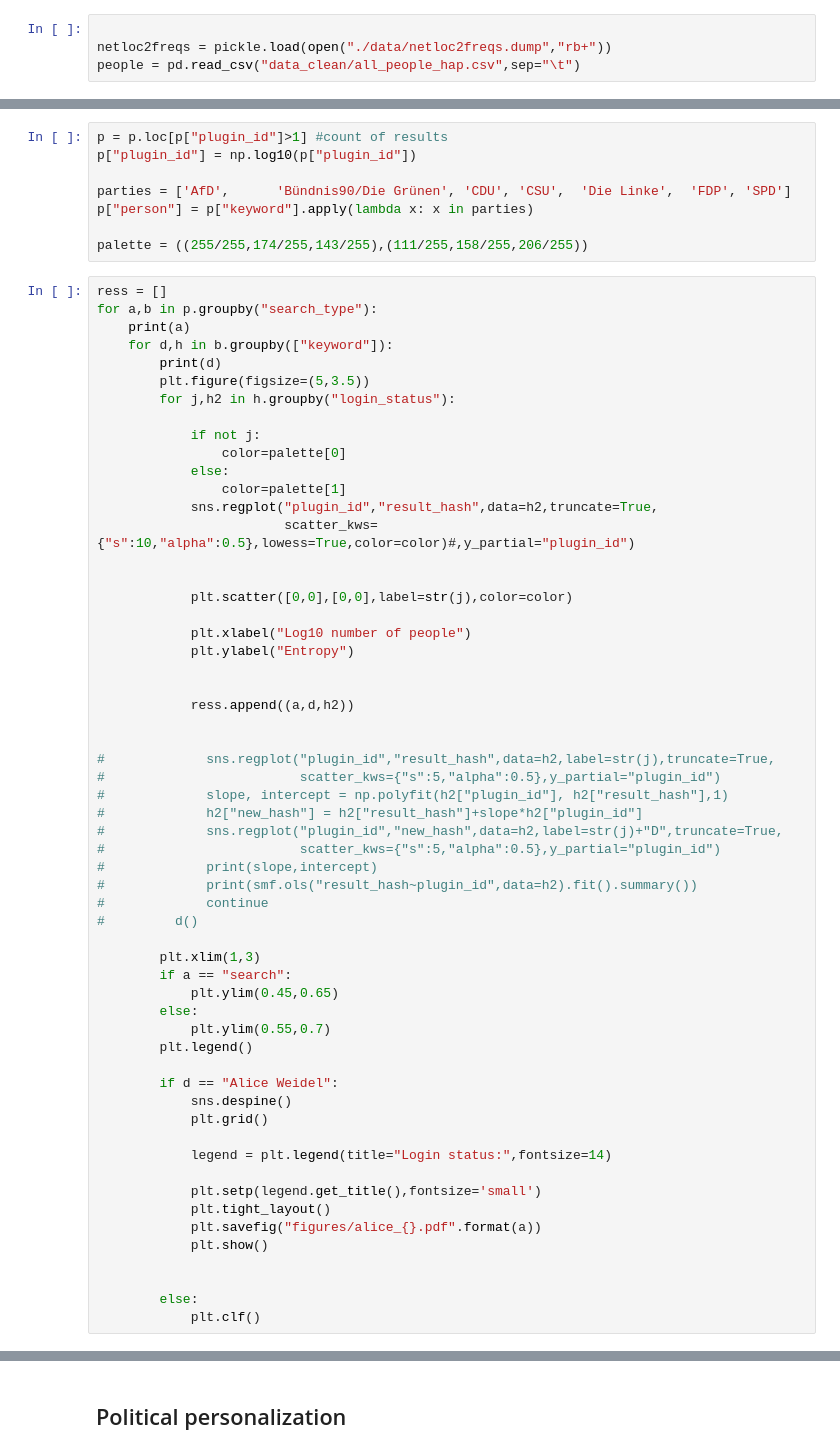
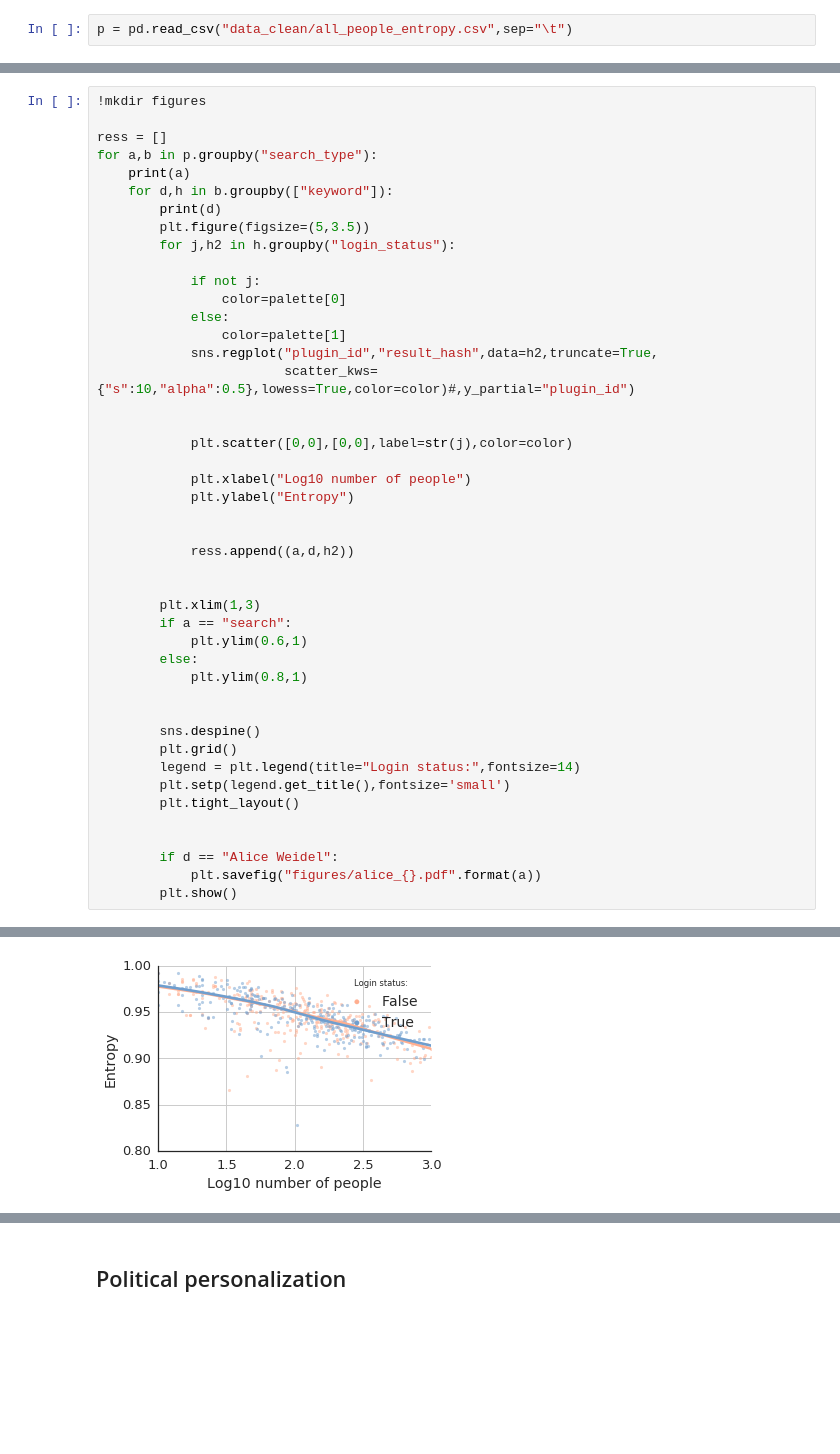
Before and after one commit to palmerabollo/luca-challenge, a Jupyter notebook: code/study_data.ipynb, the cells around one changed output, grey strips where cells are left out. Drawn from its saved outputs; the diff is of its cells as text; blank space fills up the shorter version.

```diff
--- a/code/study_data.ipynb
+++ b/code/study_data.ipynb
@@ -35,4 +42,2 @@ display(HTML("<style>.container { width:95% !important; }</style>"))
 # %%
-
-netloc2freqs = pickle.load(open("./data/netloc2freqs.dump","rb+"))
-people = pd.read_csv("data_clean/all_people_hap.csv",sep="\t")
+p = pd.read_csv("data_clean/all_people_entropy.csv",sep="\t")
@@ -52,12 +44,6 @@ p.head(2)
-# %%
-p = p.loc[p["plugin_id"]>1] #count of results
-p["plugin_id"] = np.log10(p["plugin_id"])
-
-parties = ['AfD',      'Bündnis90/Die Grünen', 'CDU', 'CSU',  'Die Linke',  'FDP', 'SPD']
-p["person"] = p["keyword"].apply(lambda x: x in parties)
-
-palette = ((255/255,174/255,143/255),(111/255,158/255,206/255))
 # %%
+!mkdir figures
+
 ress = []
 for a,b in p.groupby("search_type"):
     print(a)
@@ -83,35 +69,21 @@ for a,b in p.groupby("search_type"):
             ress.append((a,d,h2))
 
 
-#             sns.regplot("plugin_id","result_hash",data=h2,label=str(j),truncate=True,
-#                         scatter_kws={"s":5,"alpha":0.5},y_partial="plugin_id")
-#             slope, intercept = np.polyfit(h2["plugin_id"], h2["result_hash"],1)
-#             h2["new_hash"] = h2["result_hash"]+slope*h2["plugin_id"]
-#             sns.regplot("plugin_id","new_hash",data=h2,label=str(j)+"D",truncate=True,
-#                         scatter_kws={"s":5,"alpha":0.5},y_partial="plugin_id")
-#             print(slope,intercept)
-#             print(smf.ols("result_hash~plugin_id",data=h2).fit().summary())
-#             continue
-#         d()
-
         plt.xlim(1,3)
         if a == "search":
-            plt.ylim(0.45,0.65)
+            plt.ylim(0.6,1)
         else:
-            plt.ylim(0.55,0.7)
-        plt.legend()
+            plt.ylim(0.8,1)
+
+
+        sns.despine()
+        plt.grid()
+        legend = plt.legend(title="Login status:",fontsize=14)
+        plt.setp(legend.get_title(),fontsize='small')
+        plt.tight_layout()
+
 
         if d == "Alice Weidel":
-            sns.despine()
-            plt.grid()
-
-            legend = plt.legend(title="Login status:",fontsize=14)
-
-            plt.setp(legend.get_title(),fontsize='small')
-            plt.tight_layout()
             plt.savefig("figures/alice_{}.pdf".format(a))
-            plt.show()
-
-
-        else:
-            plt.clf()
+        plt.show()
+# %% [output]
@@ -117,0 +93 @@ for a,b in p.groupby("search_type"):
+[figure, added]
```
Also changed, not shown: parts of 12 cells of this notebook, 15 other files.
